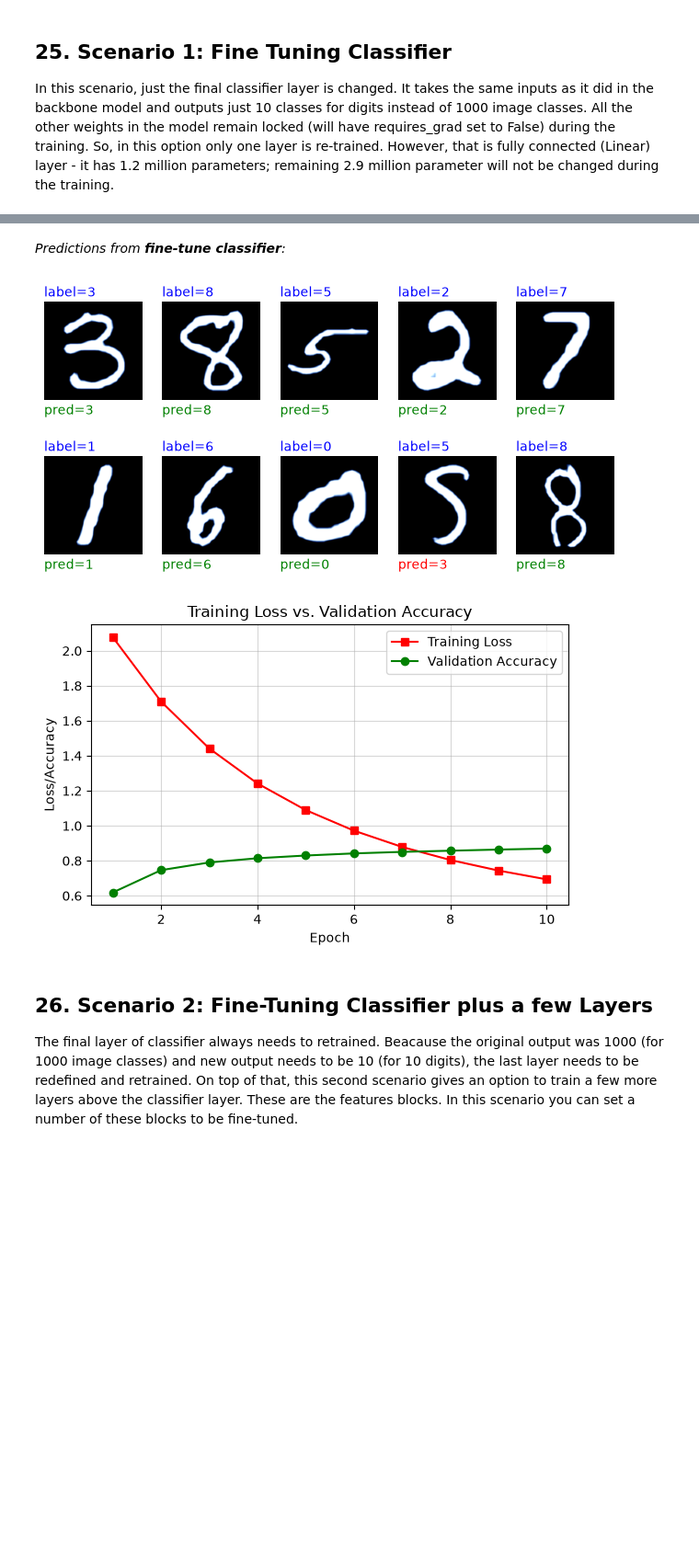
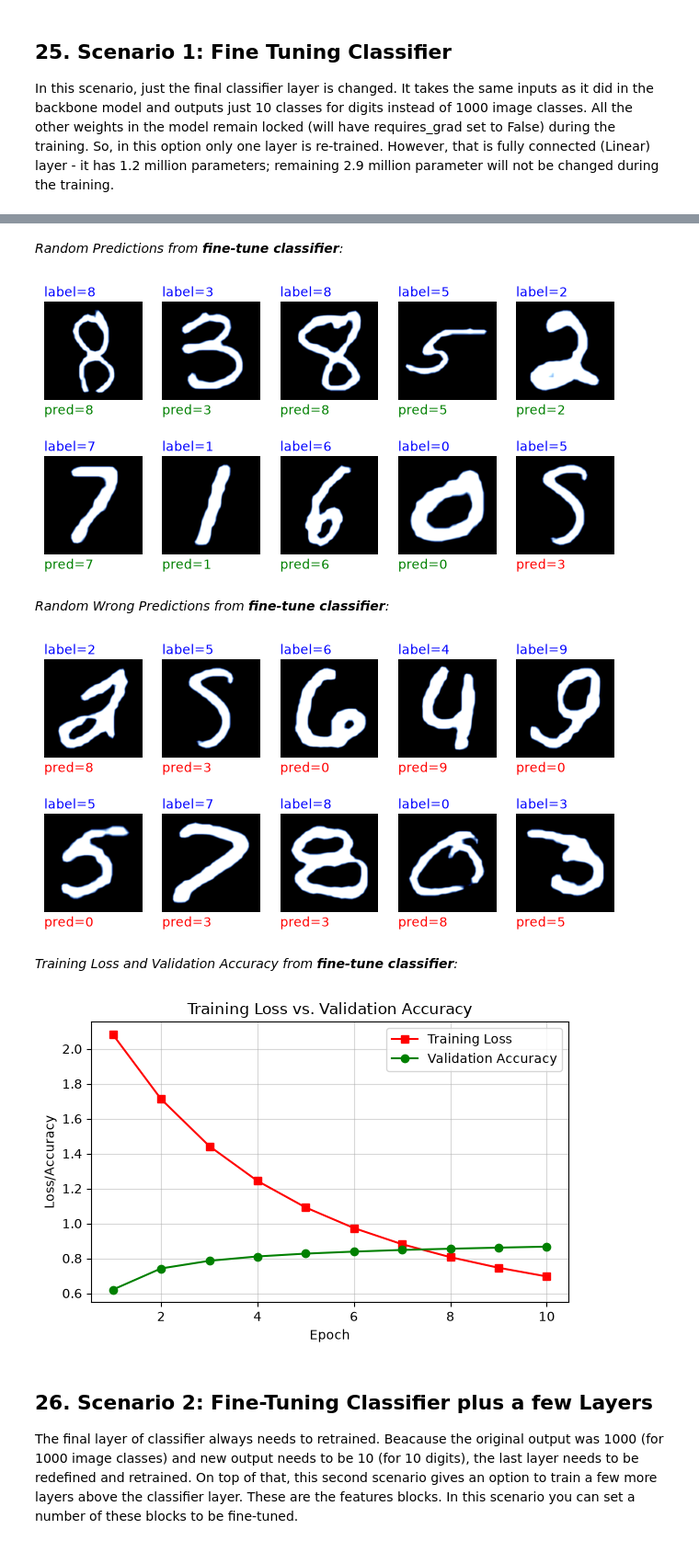
Before and after one commit to infinitezest/infinitezest-deep-learning-with-pytorch, a Jupyter notebook: fine-tuning.ipynb, the cells around one changed output, grey strips where cells are left out. Shown at 92% size. Cells and saved outputs as stored; diff of their text form; code cells hidden in the pictures; blank space fills up the shorter version.

```diff
--- a/fine-tuning.ipynb
+++ b/fine-tuning.ipynb
@@ -1570,7 +1516,7 @@ class FinetuningAnalytics:
 In this scenario, just the final classifier layer is changed. It takes the same inputs as it did in the backbone model and outputs just 10 classes for digits instead of 1000 image classes. All the other weights in the model remain locked (will have requires_grad set to False) during the training. So, in this option only one layer is re-trained. However, that is fully connected (Linear) layer - it has 1.2 million parameters; remaining 2.9 million parameter will not be changed during the training.
 # %%
 experiment_classifier = "fine-tune classifier"
-analytics = FinetuningAnalytics(experiments={})
+analytics = FinetuningAnalytics()
 
 weights = FinetuningWeights()
 data = FinetuningDataModule(root="./data/finetune", weights=weights)
@@ -1623,11 +1569,15 @@ Epoch 5: loss = 0.9721, accuracy = 84.20%
 ... (7 outputs left out)
 # %%
 analytics.test_predictions(experiment=experiment_classifier)
+analytics.test_wrong_predictions(experiment=experiment_classifier)
 analytics.loss_accuracy_plot(experiment=experiment_classifier)
 # %% [output]
-*Predictions from **fine-tune classifier**:*
+*Random Predictions from **fine-tune classifier**:*
-[figure, old version]
+[figure, new version]
+*Random Wrong Predictions from **fine-tune classifier**:*
-[figure, old version]
+[figure, new version]
+*Training Loss and Validation Accuracy from **fine-tune classifier**:*
+[figure, added]
 # %% [markdown]
 ## 26. Scenario 2: Fine-Tuning Classifier plus a few Layers <a id="26-scenario-2-fine-tuning-classifier-plus-a-few-layers"></a>
 
```
Also changed, not shown: parts of 45 cells of this notebook.
